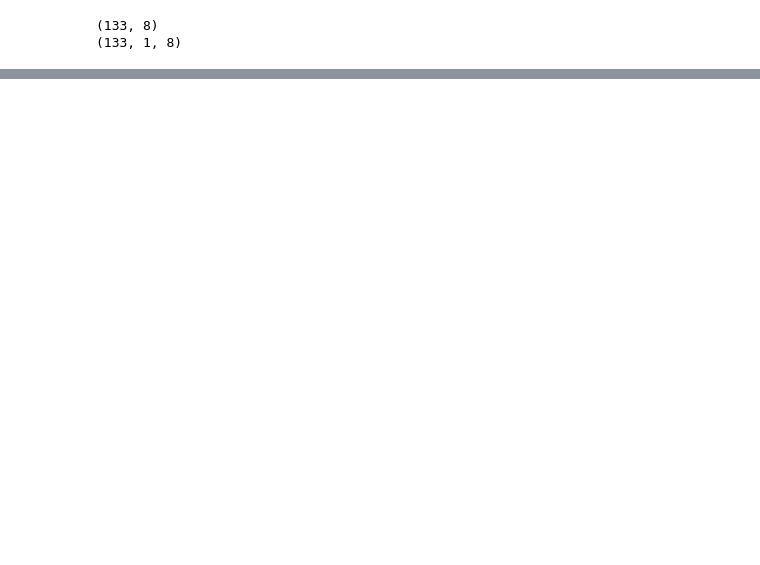
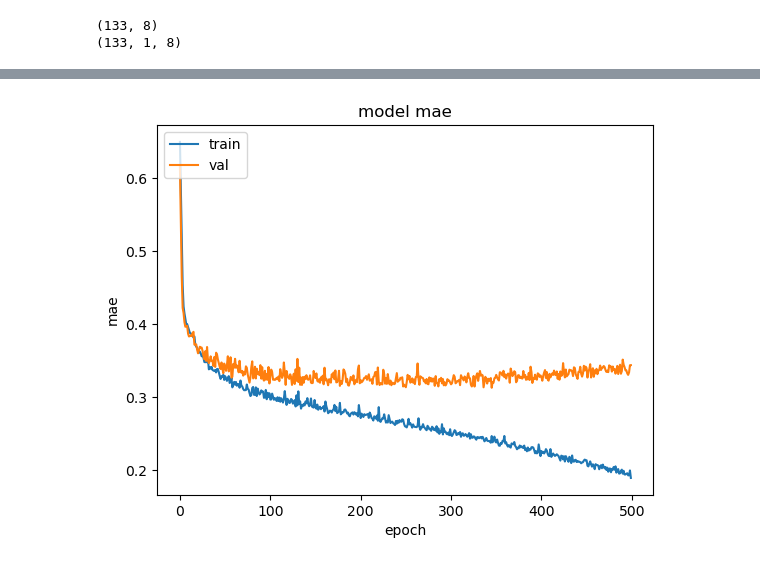
Before and after one commit to JiaqinKang/Crime-Prediction-using-Machine-Learning-Algorithms, a Jupyter notebook: prototype2.ipynb, the cells around one changed output, grey strips where cells are left out. Drawn from its saved outputs; the diff is of its cells as text; code cells hidden in the pictures; blank space fills up the shorter version.

```diff
--- a/prototype2.ipynb
+++ b/prototype2.ipynb
@@ -352,0 +377,4 @@ print(b)
+# %%
+# split the data into train 80%, validation 10% and test 10% sets
+X_train, X_test, y_train, y_test = train_test_split(X, y, test_size=0.2)
+X_val, X_test, y_val, y_test = train_test_split(X_test, y_test, test_size=0.5)
@@ -352,0 +390,13 @@ print(b)
+# %%
+def build_model2():
+    model = models.Sequential()
+    model.add(layers.LSTM(64, return_sequences=True, input_shape=(X_train.shape[1], X_train.shape[2])))
+    model.add(layers.LSTM(32, return_sequences=True))
+    model.add(layers.LSTM(64))
+    model.add(layers.Dense(7))
+    model.compile(optimizer='rmsprop', loss='mse', metrics=['mae'])
+    return model
+# %%
+# build model2
+model2 = build_model2()
+model2.summary()
@@ -352,0 +421,3 @@ print(b)
+# %%
+# fit model2
+history2 = model2.fit(X_train, y_train, epochs=500, verbose=1, validation_data=(X_val,y_val),batch_size=512)
@@ -352,0 +442,11 @@ print(b)
+# %%
+# plot mae
+plt.plot(history2.history['mae'])
+plt.plot(history2.history['val_mae'])
+plt.title('model mae')
+plt.ylabel('mae')
+plt.xlabel('epoch')
+plt.legend(['train', 'val'], loc='upper left')
+plt.show()
+# %% [output]
+[figure, added]
```
Also changed, not shown: parts of 22 cells of this notebook.
